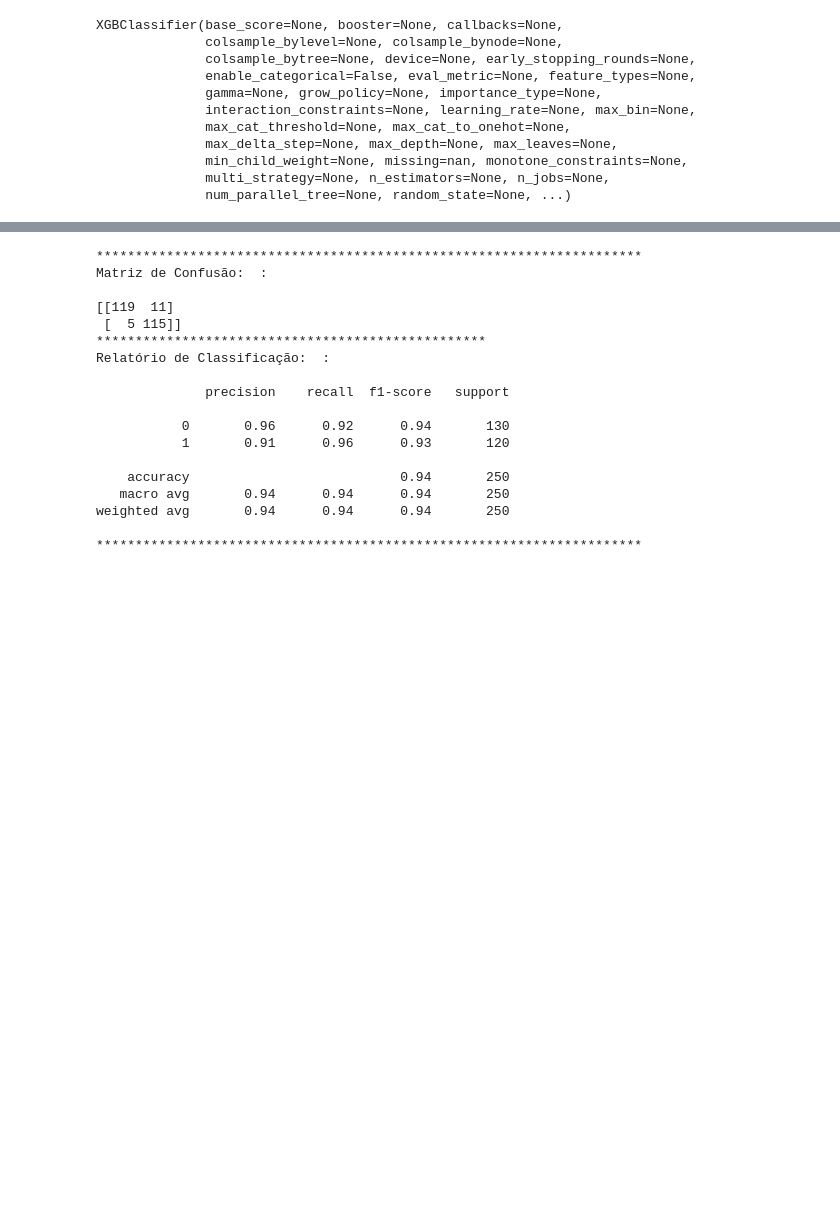
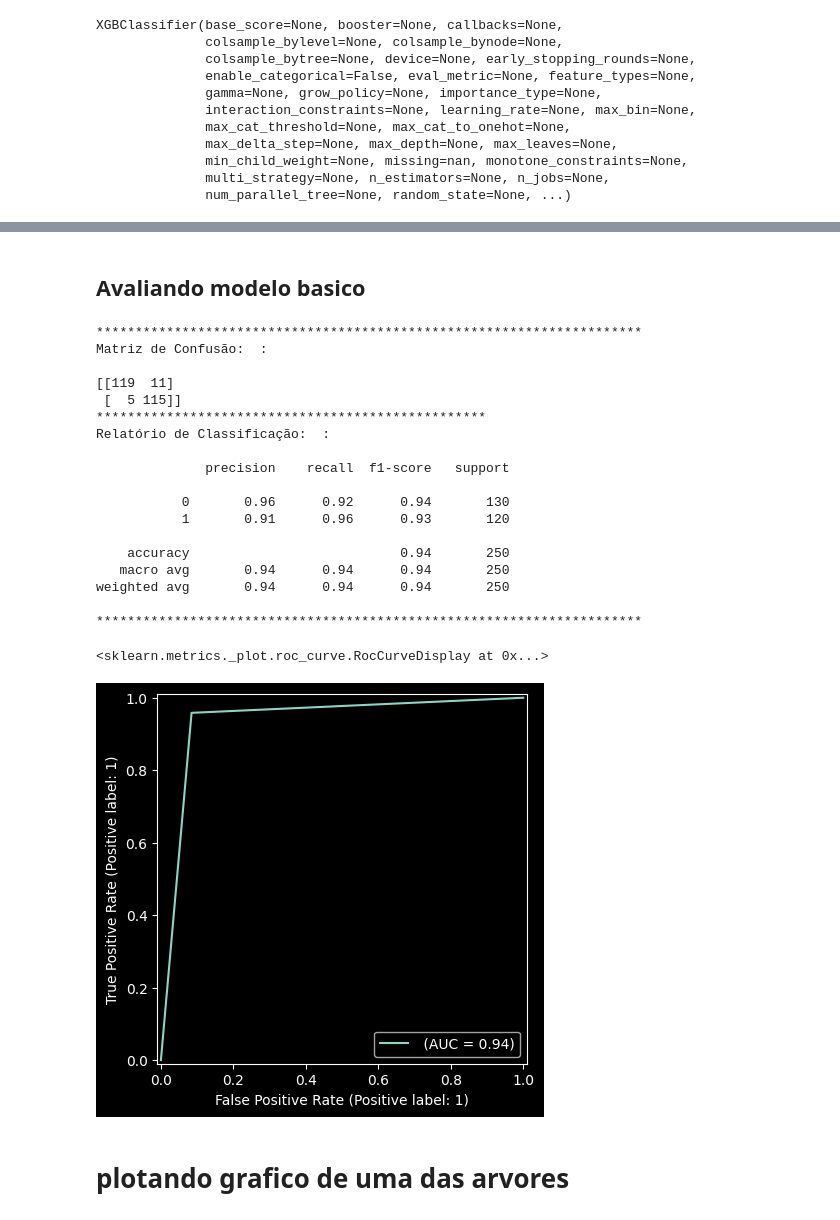
Before and after one commit to GabrielGabes/Machine-Learning-Preditivo, a Jupyter notebook: B5 - XGBoost.ipynb, the cells around one changed output, grey strips where cells are left out. Saved outputs shown, nothing was run; the diff lists cells and outputs as text; code cells hidden in the pictures; blank space fills up the shorter version.

```diff
--- a/B5 - XGBoost.ipynb
+++ b/B5 - XGBoost.ipynb
@@ -179,10 +187,14 @@ exec(code)
 # %%
 import xgboost as xgb
 # %%
-xg_cl = xgb.XGBClassifier(
-    objective='binary:logistic' # é para que o modelo atribua valores de probabilidade para as classes
+# Definindo os parâmetros do modelo. Neste caso, estamos utilizando o objetivo 'binary:logistic',
+# o que significa que o problema é de classificação binária, onde o modelo prevê probabilidades de uma classe binária.
+modelo_xgb = xgb.XGBClassifier(
+    objective='binary:logistic'
+    # Problema de classificação binária.
+    # é para que o modelo atribua valores de probabilidade para as classes
     )
-xg_cl.fit(x_treino, y_treino)
+modelo_xgb.fit(x_treino, y_treino)
 # %% [output]
 XGBClassifier(base_score=None, booster=None, callbacks=None,
               colsample_bylevel=None, colsample_bynode=None,
@@ -206,22 +245,26 @@ Este é um objetivo comum para tarefas como detecção de fraudes, diagnósticos
+# %% [markdown]
+## Avaliando modelo basico
 # %%
-preds = xg_cl.predict(x_teste)
-avaliar_modelo(preds, y_teste)
+preds = modelo_xgb.predict(x_teste)
+avaliar_modelo(preds, y_teste, plotar_grafico=True)
 # %% [output]
 **********************************************************************
 Matriz de Confusão:  :
 
 [[119  11]
  [  5 115]]
 **************************************************
 Relatório de Classificação:  :
 
               precision    recall  f1-score   support
 
            0       0.96      0.92      0.94       130
            1       0.91      0.96      0.93       120
 
     accuracy                           0.94       250
    macro avg       0.94      0.94      0.94       250
 weighted avg       0.94      0.94      0.94       250
 
 **********************************************************************
+<sklearn.metrics._plot.roc_curve.RocCurveDisplay at 0x...>
+[figure, added]
@@ -238,0 +271,2 @@ plt.show()
+# %% [markdown]
+# plotando grafico de uma das arvores
```
Also changed, not shown: parts of 36 cells of this notebook, 3 other files.
